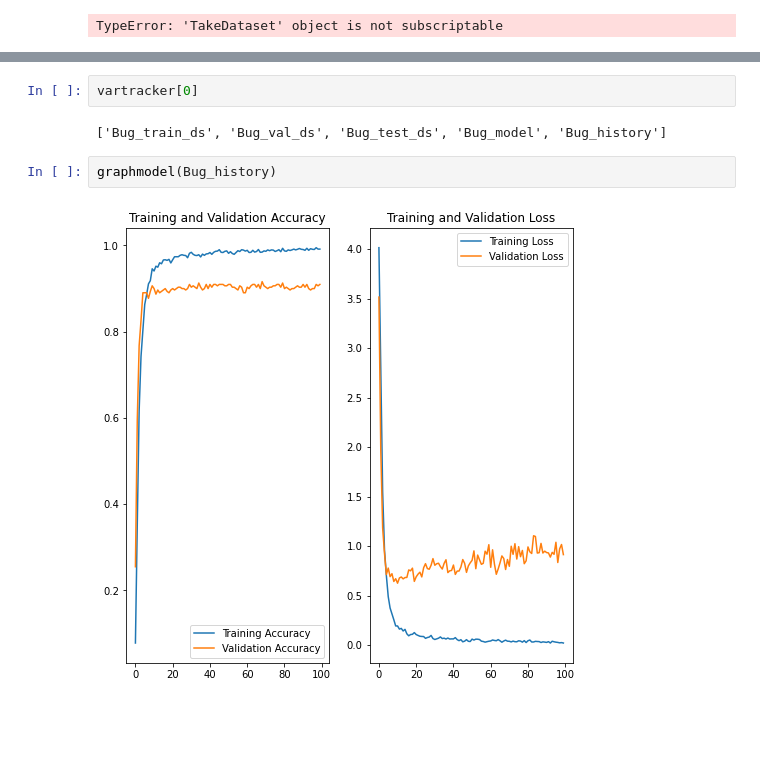
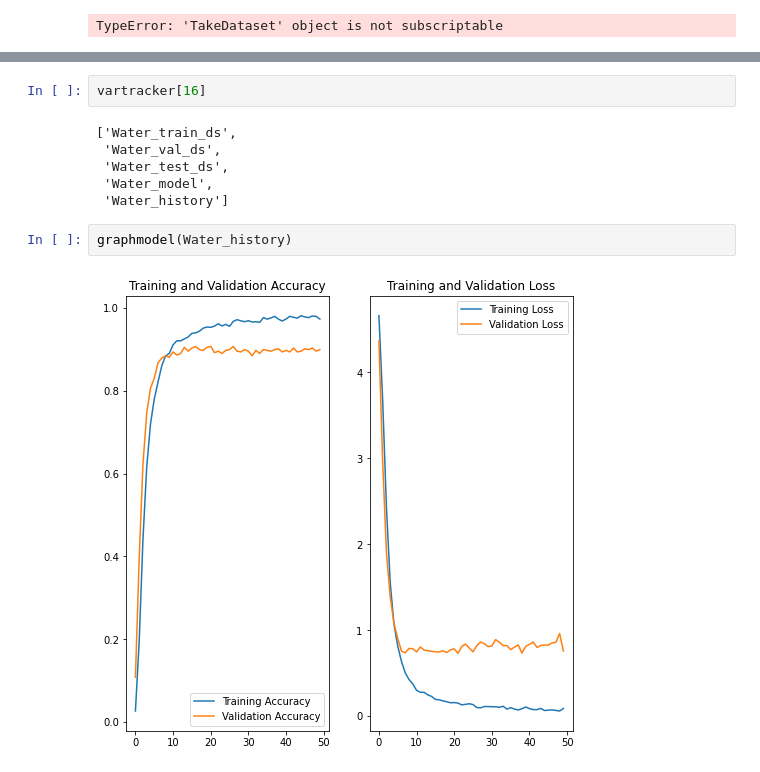
Before and after one commit to Noptov/Pokemon-ID, a Jupyter notebook: Models-ID-Pokemon.ipynb, the cells around one changed output, grey strips where cells are left out. Drawn from its saved outputs; the diff is of its cells as text; blank space fills up the shorter version.

```diff
--- a/Models-ID-Pokemon.ipynb
+++ b/Models-ID-Pokemon.ipynb
@@ -166,8 +173,12 @@ Epoch 100/100
 # %%
-vartracker[0]
+vartracker[16]
 # %% [output]
-['Bug_train_ds', 'Bug_val_ds', 'Bug_test_ds', 'Bug_model', 'Bug_history']
+['Water_train_ds',
+ 'Water_val_ds',
+ 'Water_test_ds',
+ 'Water_model',
+ 'Water_history']
 # %%
-graphmodel(Bug_history)
+graphmodel(Water_history)
 # %% [output]
-[figure, old version]
+[figure, new version]
```
Also changed, not shown: parts of 1 cell of this notebook.
